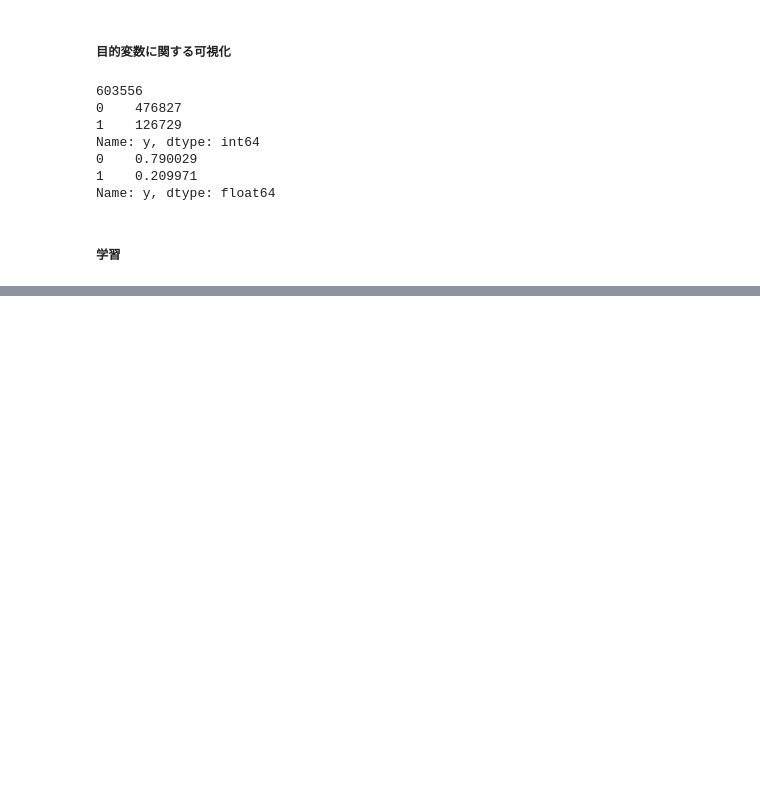
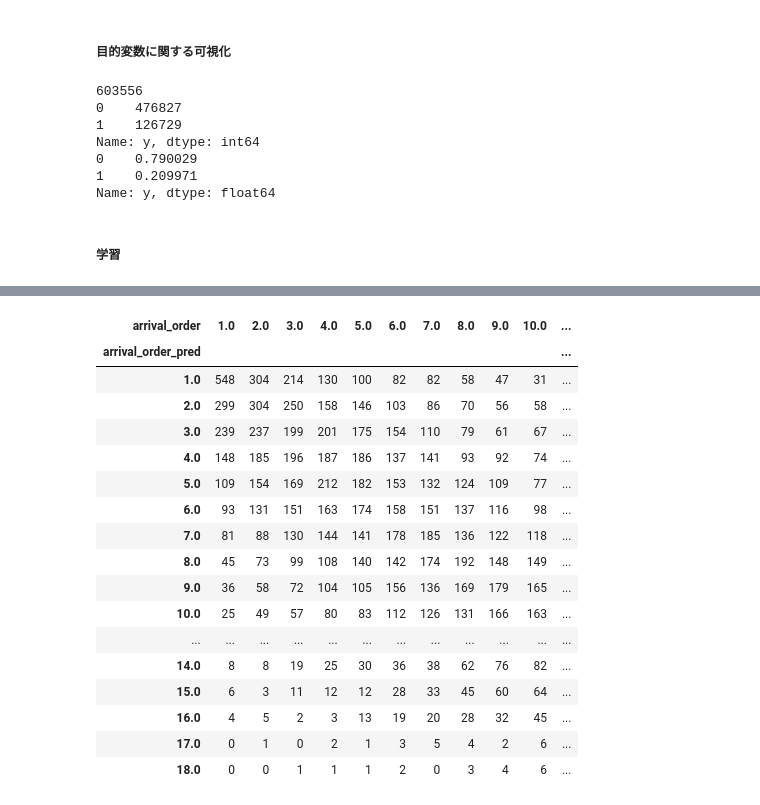
Before and after one commit to daigomiyoshi/keiba_modeling_pj, a Jupyter notebook: v3/notebook/02_eda_and_modeling_process.ipynb, the cells around one changed output, grey strips where cells are left out. Cells and saved outputs as stored; diff of their text form; code cells hidden in the pictures; blank space fills up the shorter version.

```diff
--- a/v3/notebook/02_eda_and_modeling_process.ipynb
+++ b/v3/notebook/02_eda_and_modeling_process.ipynb
@@ -746,0 +916,24 @@ profit_rate_pivot.style.background_gradient(cmap='Blues')
+# %%
+pridict_and_result_pivot = pd.crosstab(
+    index=pridict_and_result_df['arrival_order_pred'], columns=pridict_and_result_df['arrival_order']
+)
+pridict_and_result_pivot.style.background_gradient(cmap='Blues')
+# %% [output]
+| arrival_order | 1.0 | 2.0 | 3.0 | 4.0 | 5.0 | 6.0 | 7.0 | 8.0 | 9.0 | 10.0 | ... |
+| arrival_order_pred |  |  |  |  |  |  |  |  |  |  | ... |
+| 1.0 | 548 | 304 | 214 | 130 | 100 | 82 | 82 | 58 | 47 | 31 | ... |
+| 2.0 | 299 | 304 | 250 | 158 | 146 | 103 | 86 | 70 | 56 | 58 | ... |
+| 3.0 | 239 | 237 | 199 | 201 | 175 | 154 | 110 | 79 | 61 | 67 | ... |
+| 4.0 | 148 | 185 | 196 | 187 | 186 | 137 | 141 | 93 | 92 | 74 | ... |
+| 5.0 | 109 | 154 | 169 | 212 | 182 | 153 | 132 | 124 | 109 | 77 | ... |
+| 6.0 | 93 | 131 | 151 | 163 | 174 | 158 | 151 | 137 | 116 | 98 | ... |
+| 7.0 | 81 | 88 | 130 | 144 | 141 | 178 | 185 | 136 | 122 | 118 | ... |
+| 8.0 | 45 | 73 | 99 | 108 | 140 | 142 | 174 | 192 | 148 | 149 | ... |
+| 9.0 | 36 | 58 | 72 | 104 | 105 | 156 | 136 | 169 | 179 | 165 | ... |
+| 10.0 | 25 | 49 | 57 | 80 | 83 | 112 | 126 | 131 | 166 | 163 | ... |
+| ... | ... | ... | ... | ... | ... | ... | ... | ... | ... | ... | ... |
+| 14.0 | 8 | 8 | 19 | 25 | 30 | 36 | 38 | 62 | 76 | 82 | ... |
+| 15.0 | 6 | 3 | 11 | 12 | 12 | 28 | 33 | 45 | 60 | 64 | ... |
+| 16.0 | 4 | 5 | 2 | 3 | 13 | 19 | 20 | 28 | 32 | 45 | ... |
+| 17.0 | 0 | 1 | 0 | 2 | 1 | 3 | 5 | 4 | 2 | 6 | ... |
+| 18.0 | 0 | 0 | 1 | 1 | 1 | 2 | 0 | 3 | 4 | 6 | ... |
```
Also changed, not shown: parts of 46 cells of this notebook, 7 other files.
